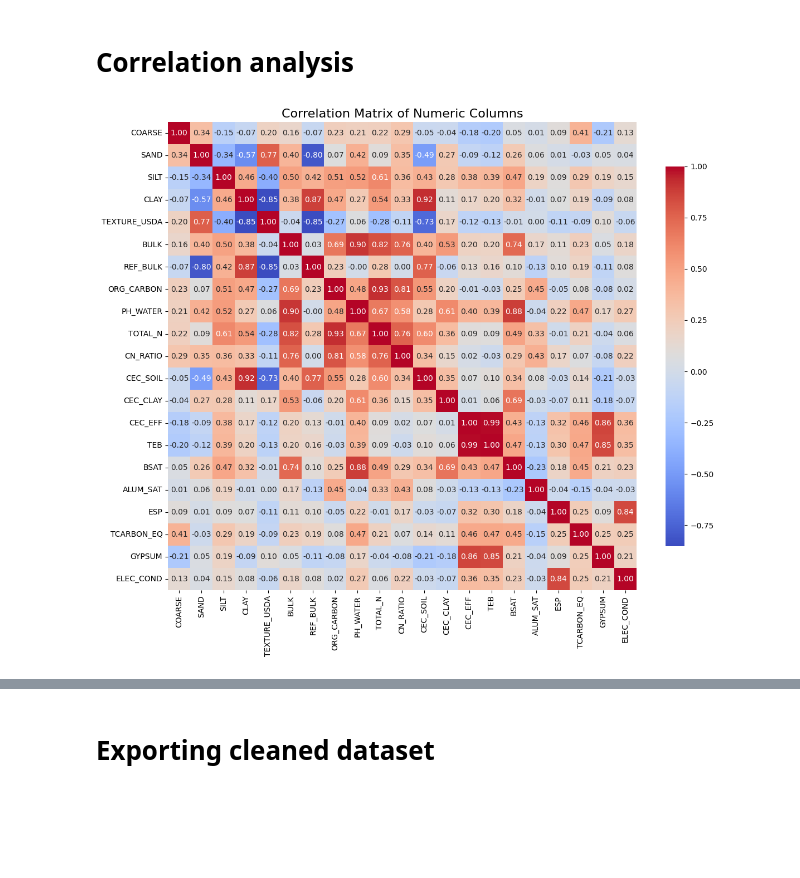
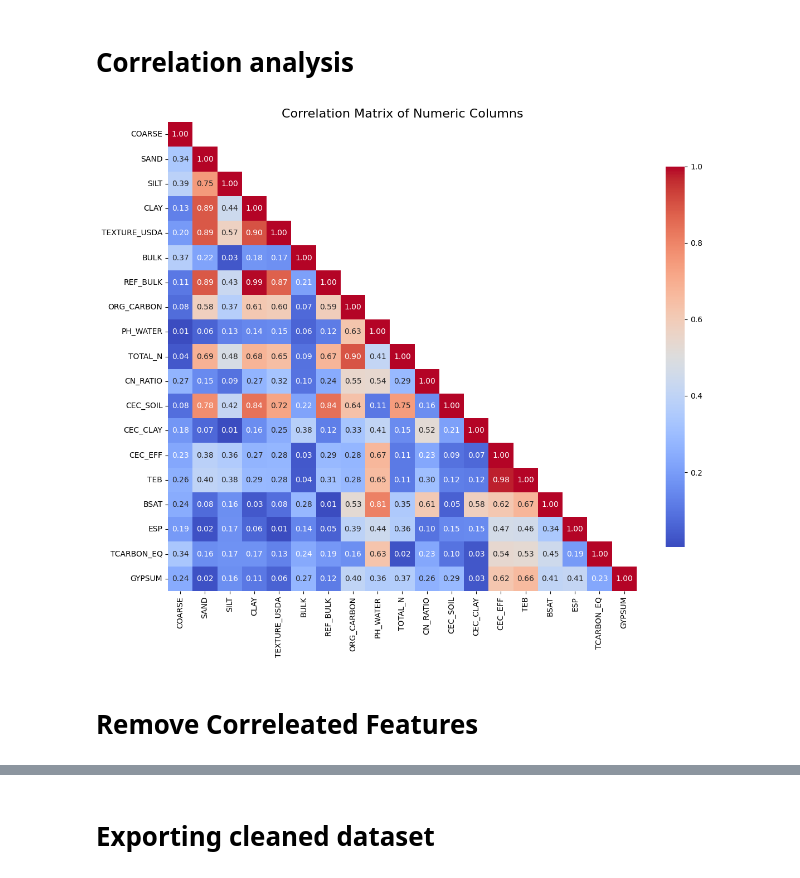
Before and after one commit to MohamedRamzi9/Data-Mining-Project, a Jupyter notebook: data_processing/soil.ipynb, the cells around one changed output, grey strips where cells are left out. Cells and saved outputs as stored; diff of their text form; code cells hidden in the pictures; blank space fills up the shorter version.

```diff
--- a/data_processing/soil.ipynb
+++ b/data_processing/soil.ipynb
@@ -47,7 +47,7 @@ def extract_smu_ids(countries):
     return df, clipped
 def filter_smu_layers(smu_ids):
     # Filter to selected SMU_IDs
-    layers_filtered = layers[layers["HWSD2_SMU_ID"].isin(smu_ids)]
+    layers_filtered = all_cols[all_cols["HWSD2_SMU_ID"].isin(smu_ids)]
 
     return layers_filtered
 
@@ -59,7 +59,7 @@ conn_str = (
 conn = pyodbc.connect(conn_str)
 
 smu = pd.read_sql("SELECT * FROM HWSD2_SMU", conn)
-layers = pd.read_sql("SELECT * FROM HWSD2_LAYERS", conn)
+all_cols = pd.read_sql("SELECT * FROM HWSD2_LAYERS", conn)
 world = gpd.read_file(r"../local_dataset/raw/world/ne_110m_admin_0_countries.shp")
 raster_path = r"../local_dataset/raw/soil/HWSD2.bil"
 rds = rioxarray.open_rasterio(raster_path)
@@ -74,17 +74,18 @@ smu_ids, clipped_rds = extract_smu_ids(["Algeria", "Tunisia"])
 
 # print("SMU ID extraction complete.")
 
-layers = filter_smu_layers(smu_ids["HWSD2_SMU_ID"])
+all_cols = filter_smu_layers(smu_ids["HWSD2_SMU_ID"])
 # print("Layer filtering complete.")
 
-layers = layers[layers["LAYER"] == "D1"]
+all_cols = all_cols[all_cols["LAYER"] == "D1"]
 useful_columns = [
     "COARSE", "SAND", "SILT", "CLAY", "TEXTURE_USDA", "TEXTURE_SOTER",
     "BULK", "REF_BULK", "ORG_CARBON", "PH_WATER", "TOTAL_N", "CN_RATIO",
     "CEC_SOIL", "CEC_CLAY", "CEC_EFF", "TEB", "BSAT", "ALUM_SAT", "ESP",
     "TCARBON_EQ", "GYPSUM", "ELEC_COND",
 ]
-layers = layers[useful_columns]
+all_cols = all_cols[useful_columns]
+all_cols["TEXTURE_SOTER"] = all_cols["TEXTURE_SOTER"].replace(["-"], np.nan)
 
 clipped_rds = clipped_rds.squeeze("band", drop=True)
 clipped_rds.plot(cmap="YlOrBr", robust=True, figsize=(8, 6))
@@ -142,3 +146,7 @@ plt.show()
 # %%
-numeric_cols = layers.select_dtypes(include=['number'])
+numeric_cols = all_cols.select_dtypes(include=['number'])
 numeric_cols = numeric_cols.fillna(numeric_cols.mean())
+all_cols.update(numeric_cols)
+all_cols = all_cols.dropna() # Remove rows with string missing values
+numeric_cols = all_cols.select_dtypes(include=['number'])
+plot_missing_values(all_cols)
@@ -232,0 +267,7 @@ plt.show()
+# %%
+lower_bound = Q1 - 1.5 * IQR
+upper_bound = Q3 + 1.5 * IQR
+numeric_cols = numeric_cols.clip(lower=lower_bound, upper=upper_bound, axis=1)
+
+plot_box_plots(numeric_cols)
+plot_histograms(numeric_cols)
@@ -234,13 +278,21 @@ plt.show()
 # Correlation analysis
 # %%
 
+numeric_cols = numeric_cols.loc[:, numeric_cols.nunique() > 1]
 
 # Correlation analysis
-correlation_matrix = numeric_cols.corr()
-plt.figure(figsize=(12, 10))
-sns.heatmap(correlation_matrix, annot=True, fmt=".2f", cmap="coolwarm", square=True, cbar_kws={"shrink": .8})
-plt.title("Correlation Matrix of Numeric Columns", fontsize=16)
-plt.tight_layout()
-plt.show()
+correlation_matrix = numeric_cols.corr().abs()
+
+def plot_correlation_matrix(correlation_matrix):
+    mask = np.triu(np.ones(correlation_matrix.shape), k=1).astype(bool)
+    plt.figure(figsize=(12, 10))
+    sns.heatmap(correlation_matrix, mask=mask, annot=True, fmt=".2f", cmap="coolwarm", square=True, cbar_kws={"shrink": .8})
+    plt.title("Correlation Matrix of Numeric Columns", fontsize=16)
+    plt.tight_layout()
+    plt.show()
+
+plot_correlation_matrix(correlation_matrix)
 # %% [output]
-[figure, old version]
+[figure, new version]
+# %% [markdown]
+# Remove Correleated Features
```
Also changed, not shown: parts of 12 cells of this notebook, 1 other file.
